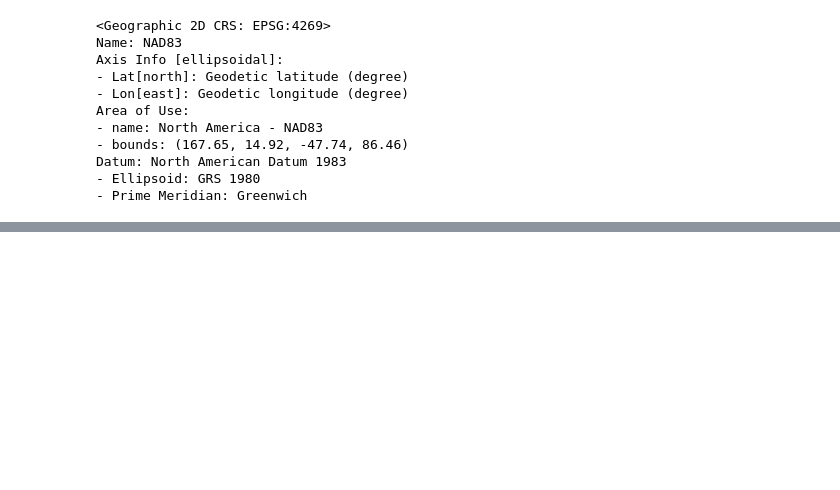
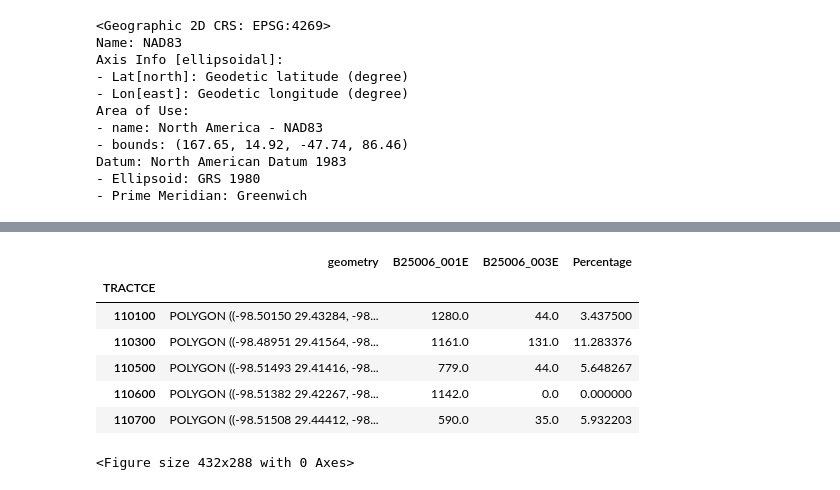
Before and after one commit to dianita956/Maps, a Jupyter notebook: Bexar County Black and African American Home Ownership ACS_5_2019 (mean).ipynb, the cells around one changed output, grey strips where cells are left out. Saved outputs shown, nothing was run; the diff lists cells and outputs as text; code cells hidden in the pictures; blank space fills up the shorter version.

```diff
--- a/Bexar County Black and African American Home Ownership ACS_5_2019 (mean).ipynb
+++ b/Bexar County Black and African American Home Ownership ACS_5_2019 (mean).ipynb
@@ -312,4 +313,21 @@ AttributeError: 'AxesSubplot' object has no attribute 'to_fi'
+# %%
+bxr_hh_race_county.head()
+# %% [output]
+|  | geometry | B25006_001E | B25006_003E | Percentage |
+| TRACTCE |  |  |  |  |
+| 110100 | POLYGON ((-98.50150 29.43284, -98... | 1280.0 | 44.0 | 3.437500 |
+| 110300 | POLYGON ((-98.48951 29.41564, -98... | 1161.0 | 131.0 | 11.283376 |
+| 110500 | POLYGON ((-98.51493 29.41416, -98... | 779.0 | 44.0 | 5.648267 |
+| 110600 | POLYGON ((-98.51382 29.42267, -98... | 1142.0 | 0.0 | 0.000000 |
+| 110700 | POLYGON ((-98.51508 29.44412, -98... | 590.0 | 35.0 | 5.932203 |
 # %%
 #ctx.add_basemap(ax, crs= 4269, url='http://maps.stamen.com/m2i/#terrain/1000:1000/10/29.4297/-98.5266', alpha=.50, zoom=18)
 #ctx.add_basemap(ax, crs=4269, source=ctx.providers.Stamen.TonerLabels, alpha=.90, zoom='auto', attribution_size=12)
 #ax.set_axis_off()
+# %%
+
+ctx.Place("Bexar County, TX")
+ctx.add_basemap(ax, zoom='auto', crs=4269, source=ctx.providers.Stamen.TonerLines, alpha=1)
+ctx.add_basemap(ax, source=ctx.providers.Stamen.TonerHybrid, zoom=10, alpha=.7)
+# %% [output]
+<Figure size 432x288 with 0 Axes>
```
Also changed, not shown: parts of 4 cells of this notebook.
